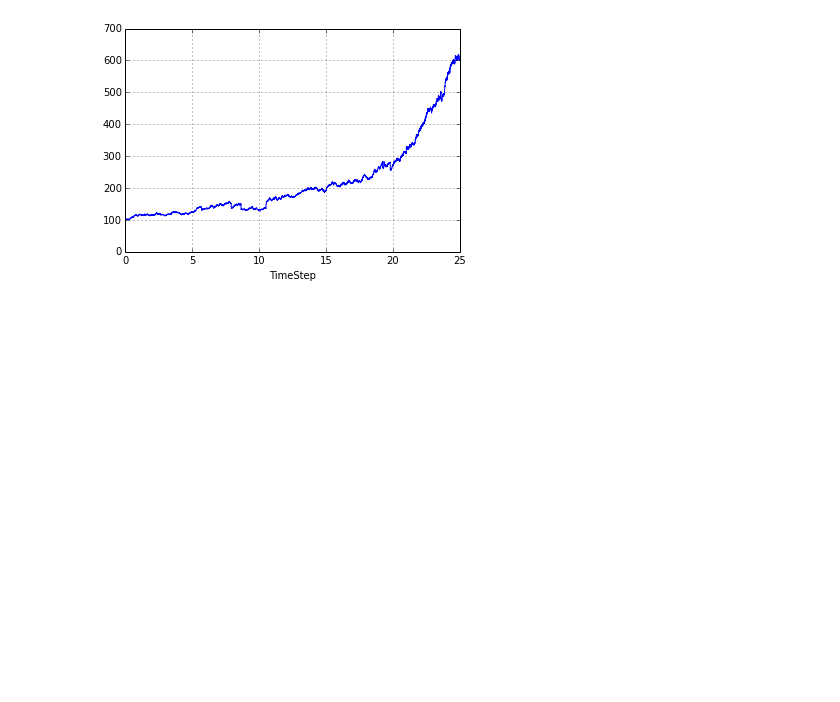
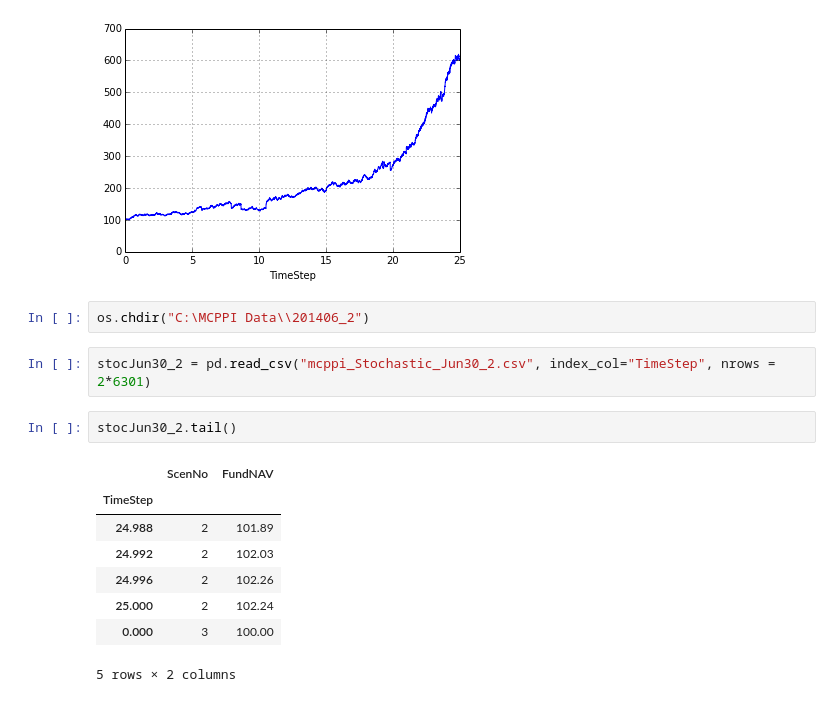
Before and after one commit to ZaighumRajput/IPython, a Jupyter notebook: Finance/McppiScenarios.ipynb, the cells around one changed output. Drawn from its saved outputs; the diff is of its cells as text; blank space fills up the shorter version.

Commit message:
Checking Risk-Neutral
EUR-Risk Neutral Check
Scenario Parsing
SPX data load

```diff
--- a/Finance/McppiScenarios.ipynb
+++ b/Finance/McppiScenarios.ipynb
@@ -75,3 +67,18 @@ stocJun30[stocJun30["ScenNo"] == 156].plot(use_index = True, y = "FundNAV")
 # %% [output]
 <matplotlib.axes.AxesSubplot at 0x...>
 [figure]
+# %%
+os.chdir("C:\MCPPI Data\\201406_2")
+# %%
+stocJun30_2 = pd.read_csv("mcppi_Stochastic_Jun30_2.csv", index_col="TimeStep", nrows = 2*6301)
+# %%
+stocJun30_2.tail()
+# %% [output]
+|  | ScenNo | FundNAV |
+| TimeStep |  |  |
+| 24.988 | 2 | 101.89 |
+| 24.992 | 2 | 102.03 |
+| 24.996 | 2 | 102.26 |
+| 25.000 | 2 | 102.24 |
+| 0.000 | 3 | 100.00 |
+5 rows × 2 columns
```
Also changed, not shown: parts of 4 cells of this notebook, 1 other file.
